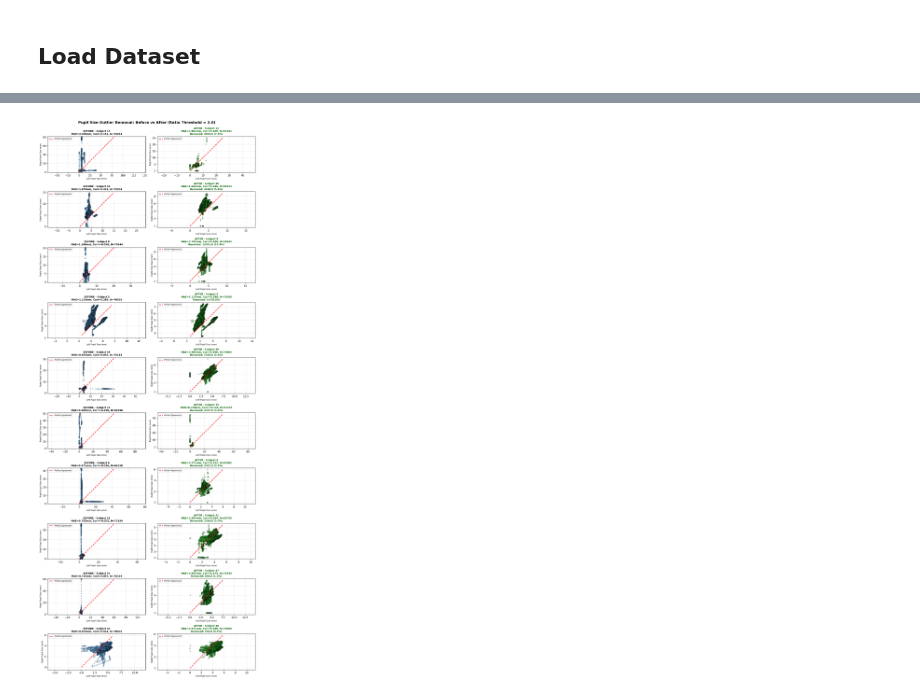
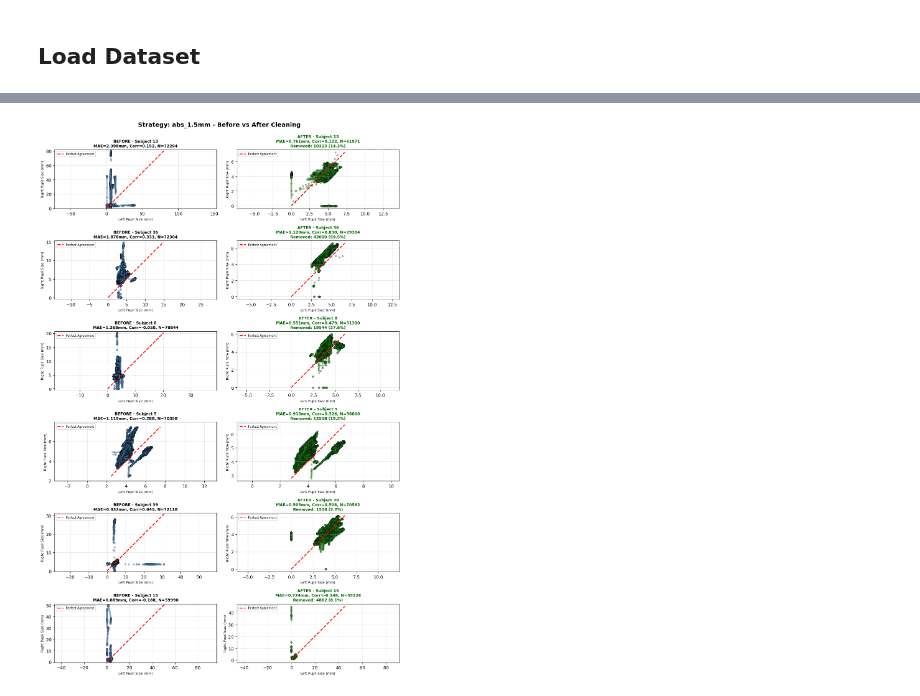
Before and after one commit to Space0code/GFM-for-eyetracker, a Jupyter notebook: src/data/clean_pupil_outliers.ipynb, the cells around one changed output, grey strips where cells are left out. Saved outputs shown, nothing was run; the diff lists cells and outputs as text; code cells hidden in the pictures.

Commit message:
more readable notebook. cleaned dataset not saved yet

```diff
--- a/src/data/clean_pupil_outliers.ipynb
+++ b/src/data/clean_pupil_outliers.ipynb
@@ -11,0 +124,6 @@ import seaborn as sns
+# %%
+# Constants
+DATA_DIR = "../../data/processed/eSEEd_v2_processed/"
+MIN_VALID_PUPIL_SIZE = 0.1  # mm - minimum size to consider valid
+N_CRITICAL_SUBJECTS = 6  # Number of worst subjects to visualize
+DEFAULT_STRATEGY = 'abs_1.5mm'  # Default strategy to visualize in detail
@@ -198,0 +134,6 @@ Show the 6 most problematic subjects (highest MAE in original data)
+# %%
+# Load dataset
+df = load_eseed_dataset(DATA_DIR)
+print(f"Total rows: {len(df):,}")
+print(f"Subjects: {df['subject'].nunique()}")
+print(f"Recordings: {df['recording'].nunique()}")
@@ -199,55 +285,84 @@ Show the 6 most problematic subjects (highest MAE in original data)
 # %%
-# Get the N most critical subjects from original data
-N = 10
-critical_subjects = stats_original.head(N)['subject'].values
+# Use the default selected strategy
+selected_strategy = DEFAULT_STRATEGY
+df_selected_cleaned = cleaned_dfs[selected_strategy]
+
+print(f"Visualizing strategy: {selected_strategy}")
+
+# Get the selected strategy's stats
+selected_stats = df_comparison[df_comparison['strategy'] == selected_strategy].iloc[0]
+print(f"  MAE improvement: {selected_stats['mae_improvement_pct']:.1f}%")
+print(f"  Data loss: {selected_stats['pct_data_loss']:.2f}%")
+print(f"  Median MAE: {selected_stats['median_mae_before']:.4f} → "
+      f"{selected_stats['median_mae_after']:.4f} mm")
+
+# Compute stats for visualization
+stats_original = compute_pupil_stats(df)
+stats_cleaned = compute_pupil_stats(df_selected_cleaned)
+
+# Get critical subjects (worst MAE in original data)
+critical_subjects = stats_original.head(N_CRITICAL_SUBJECTS)['subject'].values
 
 # Create before/after comparison plots
-fig, axes = plt.subplots(N, 2, figsize=(12, 3*N))
+fig, axes = plt.subplots(N_CRITICAL_SUBJECTS, 2, figsize=(12, 3*N_CRITICAL_SUBJECTS))
 
 for idx, subject in enumerate(critical_subjects):
     # BEFORE (left column)
-    df_subj_orig = df[df['subject'] == subject][['pupil-size-left-avg', 'pupil-size-right-avg']].dropna()
+    df_subj_orig = df[df['subject'] == subject][['pupil-size-left-avg',
+                                                   'pupil-size-right-avg']].dropna()
     left_orig = df_subj_orig['pupil-size-left-avg']
     right_orig = df_subj_orig['pupil-size-right-avg']
 
     ax_before = axes[idx, 0]
-    ax_before.scatter(left_orig, right_orig, alpha=0.5, s=15, color='steelblue', edgecolors='black', linewidth=0.3)
+    ax_before.scatter(left_orig, right_orig, alpha=0.5, s=15, color='steelblue',
+                     edgecolors='black', linewidth=0.3)
 
     # Perfect agreement line
-    min_val_orig = min(left_orig.min(), right_orig.min())
-    max_val_orig = max(left_orig.max(), right_orig.max())
-    ax_before.plot([min_val_orig, max_val_orig], [min_val_orig, max_val_orig], 'r--', linewidth=2, label='Perfect Agreement')
+    min_val = min(left_orig.min(), right_orig.min())
+    max_val = max(left_orig.max(), right_orig.max())
+    ax_before.plot([min_val, max_val], [min_val, max_val], 'r--', linewidth=2,
+                  label='Perfect Agreement')
 
     # Statistics
     stats_orig = stats_original[stats_original['subject'] == subject].iloc[0]
-    ax_before.set_title(f"BEFORE - Subject {subject}\nMAE={stats_orig['mae']:.3f}mm, Corr={stats_orig['corr']:.3f}, N={len(left_orig)}",
+    ax_before.set_title(f"BEFORE - Subject {subject}\n"
+                       f"MAE={stats_orig['mae']:.3f}mm, Corr={stats_orig['corr']:.3f}, "
+                       f"N={len(left_orig)}",
                        fontsize=9, fontweight='bold')
     ax_before.set_xlabel('Left Pupil Size (mm)', fontsize=8)
     ax_before.set_ylabel('Right Pupil Size (mm)', fontsize=8)
     ax_before.legend(loc='upper left', fontsize=7)
     ax_before.grid(alpha=0.3)
     ax_before.axis('equal')
-    ax_before.set_xlim(min_val_orig - 0.5, max_val_orig + 0.5)
-    ax_before.set_ylim(min_val_orig - 0.5, max_val_orig + 0.5)
+    ax_before.set_xlim(min_val - 0.5, max_val + 0.5)
+    ax_before.set_ylim(min_val - 0.5, max_val + 0.5)
 
     # AFTER (right column)
-    df_subj_clean = df_cleaned[df_cleaned['subject'] == subject][['pupil-size-left-avg', 'pupil-size-right-avg']].dropna()
+    df_subj_clean = df_selected_cleaned[df_selected_cleaned['subject'] == subject][
+        ['pupil-size-left-avg', 'pupil-size-right-avg']].dropna()
     left_clean = df_subj_clean['pupil-size-left-avg']
     right_clean = df_subj_clean['pupil-size-right-avg']
 
     ax_after = axes[idx, 1]
-    ax_after.scatter(left_clean, right_clean, alpha=0.5, s=15, color='forestgreen', edgecolors='black', linewidth=0.3)
 
-    # Perfect agreement line
     if len(left_clean) > 0:
+        ax_after.scatter(left_clean, right_clean, alpha=0.5, s=15, color='forestgreen',
+                        edgecolors='black', linewidth=0.3)
+
+        # Perfect agreement line
         min_val_clean = min(left_clean.min(), right_clean.min())
         max_val_clean = max(left_clean.max(), right_clean.max())
-        ax_after.plot([min_val_clean, max_val_clean], [min_val_clean, max_val_clean], 'r--', linewidth=2, label='Perfect Agreement')
+        ax_after.plot([min_val_clean, max_val_clean], [min_val_clean, max_val_clean],
+                     'r--', linewidth=2, label='Perfect Agreement')
 
         # Statistics
         stats_clean = stats_cleaned[stats_cleaned['subject'] == subject].iloc[0]
-        removal = removal_stats[removal_stats['subject'] == subject].iloc[0]
-        ax_after.set_title(f"AFTER - Subject {subject}\nMAE={stats_clean['mae']:.3f}mm, Corr={stats_clean['corr']:.3f}, N={len(left_clean)}\nRemoved: {removal['outliers_removed']} ({removal['pct_removed']:.1f}%)",
+        n_removed = len(left_orig) - len(left_clean)
+        pct_removed = (n_removed / len(left_orig)) * 100 if len(left_orig) > 0 else 0
+        ax_after.set_title(f"AFTER - Subject {subject}\n"
+                          f"MAE={stats_clean['mae']:.3f}mm, Corr={stats_clean['corr']:.3f}, "
+                          f"N={len(left_clean)}\n"
+                          f"Removed: {n_removed} ({pct_removed:.1f}%)",
                           fontsize=9, fontweight='bold', color='darkgreen')
         ax_after.set_xlim(min_val_clean - 0.5, max_val_clean + 0.5)
         ax_after.set_ylim(min_val_clean - 0.5, max_val_clean + 0.5)
@@ -261,7 +376,7 @@ for idx, subject in enumerate(critical_subjects):
     ax_after.grid(alpha=0.3)
     ax_after.axis('equal')
 
-plt.suptitle(f'Pupil Size Outlier Removal: Before vs After (Ratio Threshold = {ratio_threshold})',
+plt.suptitle(f'Strategy: {selected_strategy} - Before vs After Cleaning',
              fontsize=14, fontweight='bold', y=0.995)
 plt.tight_layout()
 plt.show()
@@ -289,2 +400,2 @@ Ignoring fixed x limits to fulfill fixed data aspect with adjustable data limits
-[figure, old version]
+[figure, new version]
 # %% [markdown]
```
Also changed, not shown: parts of 32 cells of this notebook.
